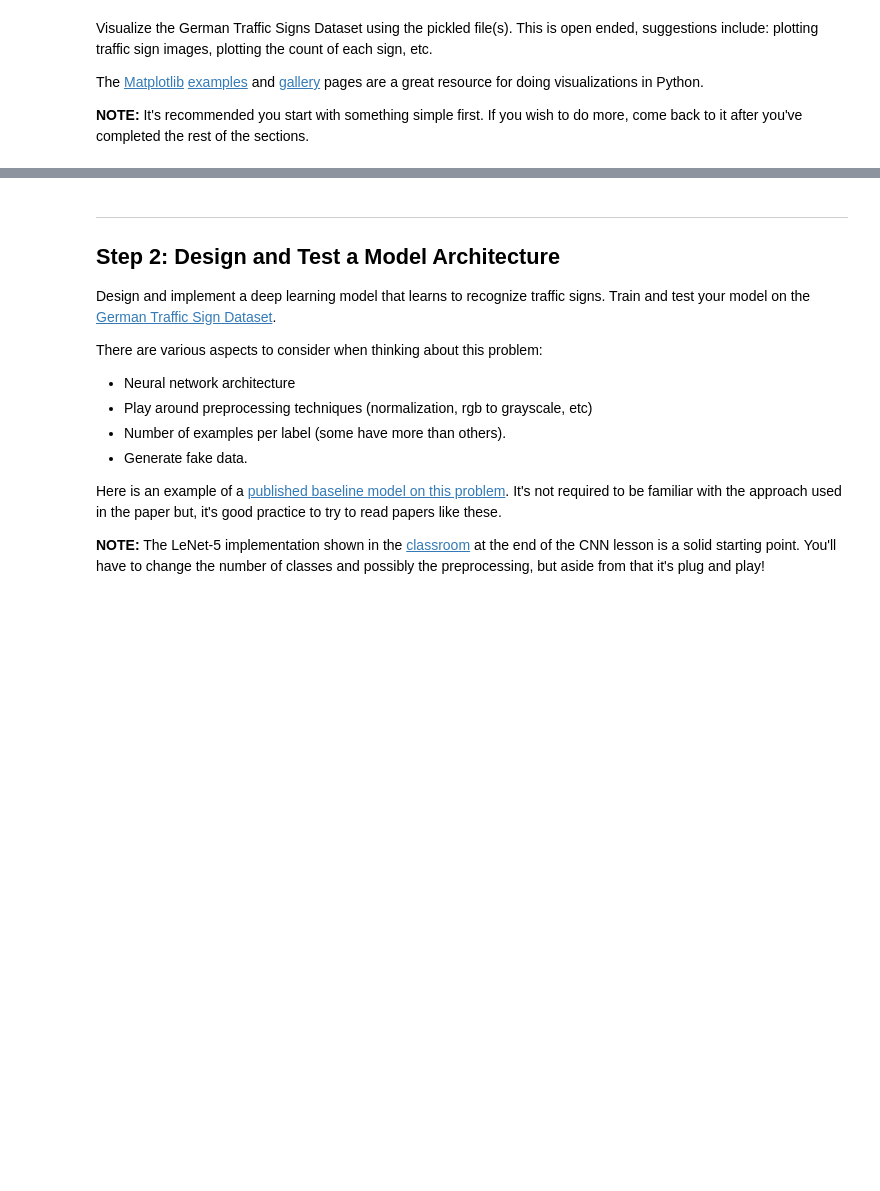
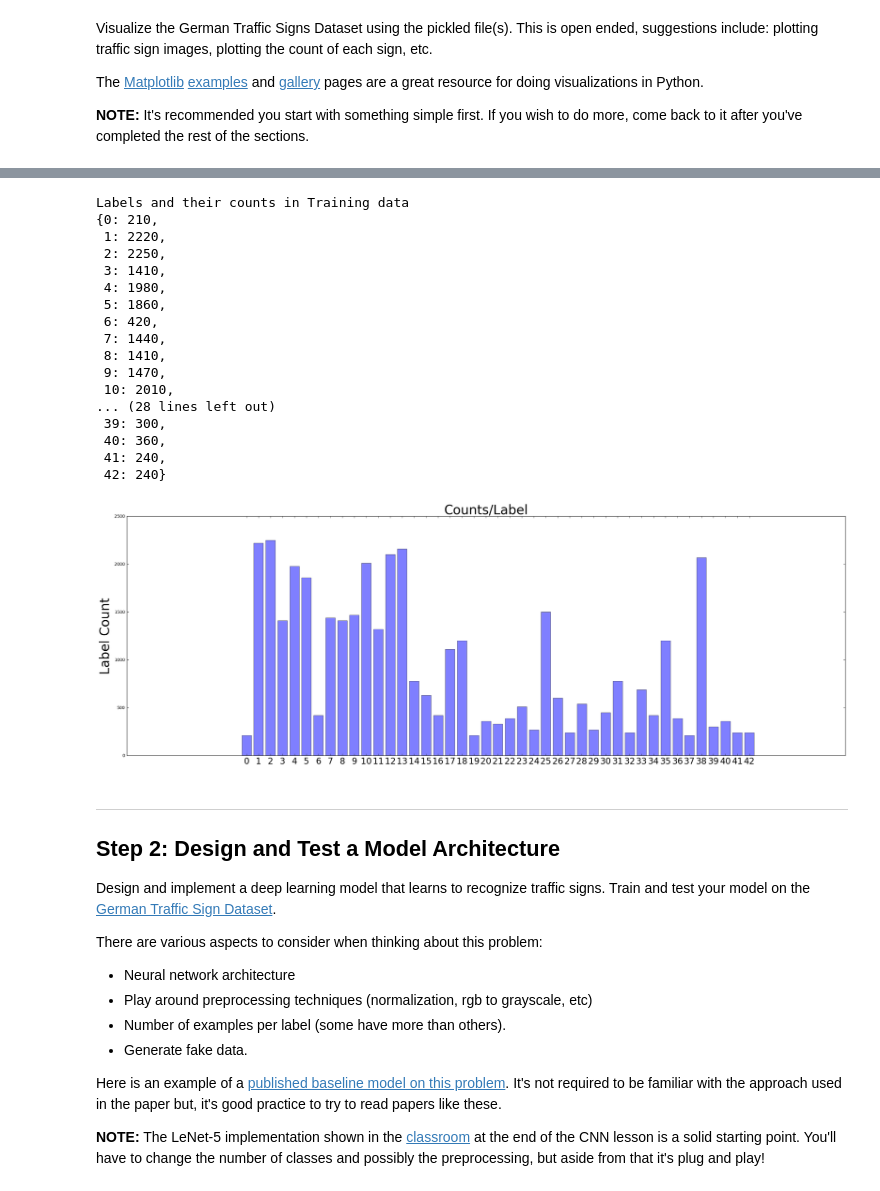
Before and after one commit to hashkanna/CarND-Traffic-Signs, a Jupyter notebook: Traffic_Signs_Recognition.ipynb, the cells around one changed output, grey strips where cells are left out. Cells and saved outputs as stored; diff of their text form; code cells hidden in the pictures; blank space fills up the shorter version.

```diff
--- a/Traffic_Signs_Recognition.ipynb
+++ b/Traffic_Signs_Recognition.ipynb
@@ -81,3 +127,40 @@ import matplotlib.pyplot as plt
+# %%
+# Data Visualization continued
+# Bar Plot of the Labels and their count in the Training dataset
+plt.figure(figsize=(30, 10))
+unique_labels_counts = np.unique(y_train, return_counts=True)
+x_axis_labels = unique_labels_counts[0]
+y_axis_labels = unique_labels_counts[1]
+y_pos = np.arange(len(x_axis_labels))
+#print(x_axis_labels)
+#print(y_axis_labels)
+print('Labels and their counts in Training data')
+pprint.pprint(dict(zip(x_axis_labels, y_axis_labels)), width=1)
+plt.bar(y_pos, y_axis_labels, align='center', alpha=0.5)
+plt.xticks(y_pos, x_axis_labels, fontsize=20)
+plt.ylabel('Label Count', fontsize=30)
+plt.title('Counts/Label', fontsize=30)
+
+plt.show()
+# %% [output]
+Labels and their counts in Training data
+{0: 210,
+ 1: 2220,
+ 2: 2250,
+ 3: 1410,
+ 4: 1980,
+ 5: 1860,
+ 6: 420,
+ 7: 1440,
+ 8: 1410,
+ 9: 1470,
+ 10: 2010,
+... (28 lines left out)
+ 39: 300,
+ 40: 360,
+ 41: 240,
+ 42: 240}
+[figure, added]
 # %% [markdown]
 ----
 
```
Also changed, not shown: parts of 2 cells of this notebook.
